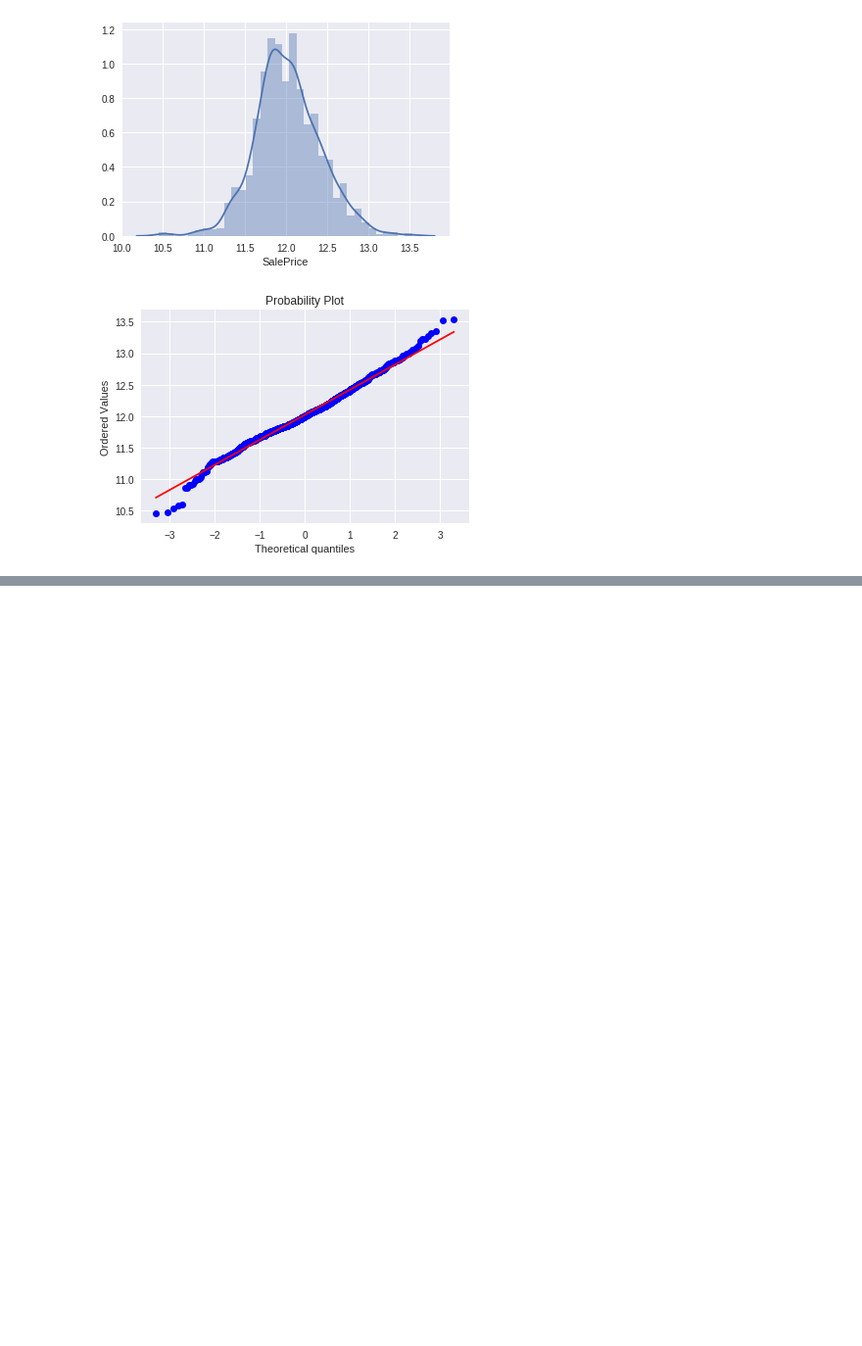
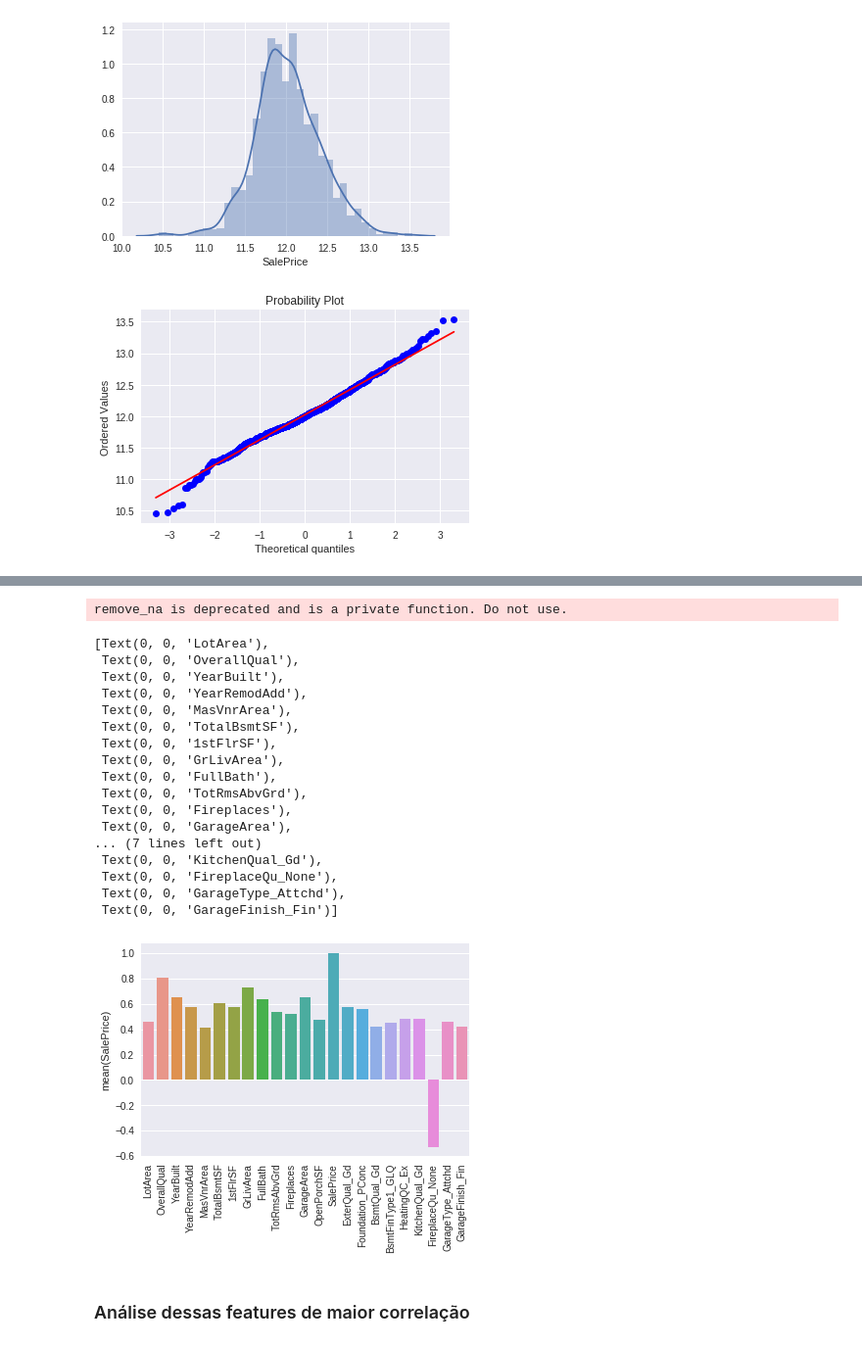
Before and after one commit to 51rL1N5/Prova_Esig, a Jupyter notebook: houseprice.ipynb, the cells around one changed output, grey strips where cells are left out. Shown at 98% size. Saved outputs shown, nothing was run; the diff lists cells and outputs as text; code cells hidden in the pictures; blank space fills up the shorter version.

```diff
--- a/houseprice.ipynb
+++ b/houseprice.ipynb
@@ -794,0 +803,5 @@ The 'normed' kwarg was deprecated in Matplotlib 2.1 and will be removed in 3.1.
+# %%
+# Vou pegar as variáveis com correlação maior que 0.5
+new_corr = train.corr(method='spearman')
+
+preco_venda = new_corr['SalePrice'][np.abs(new_corr['SalePrice']) >= 0.4]
@@ -794,0 +828,25 @@ The 'normed' kwarg was deprecated in Matplotlib 2.1 and will be removed in 3.1.
+# %%
+g = sbs.barplot(x=preco_venda.index,y=preco_venda)
+g.set_xticklabels(g.get_xticklabels(),rotation=90)
+# %% [output]
+remove_na is deprecated and is a private function. Do not use.
+[Text(0, 0, 'LotArea'),
+ Text(0, 0, 'OverallQual'),
+ Text(0, 0, 'YearBuilt'),
+ Text(0, 0, 'YearRemodAdd'),
+ Text(0, 0, 'MasVnrArea'),
+ Text(0, 0, 'TotalBsmtSF'),
+ Text(0, 0, '1stFlrSF'),
+ Text(0, 0, 'GrLivArea'),
+ Text(0, 0, 'FullBath'),
+ Text(0, 0, 'TotRmsAbvGrd'),
+ Text(0, 0, 'Fireplaces'),
+ Text(0, 0, 'GarageArea'),
+... (7 lines left out)
+ Text(0, 0, 'KitchenQual_Gd'),
+ Text(0, 0, 'FireplaceQu_None'),
+ Text(0, 0, 'GarageType_Attchd'),
+ Text(0, 0, 'GarageFinish_Fin')]
+[figure, added]
+# %% [markdown]
+### Análise dessas features de maior correlação
```
Also changed, not shown: parts of 35 cells of this notebook.
